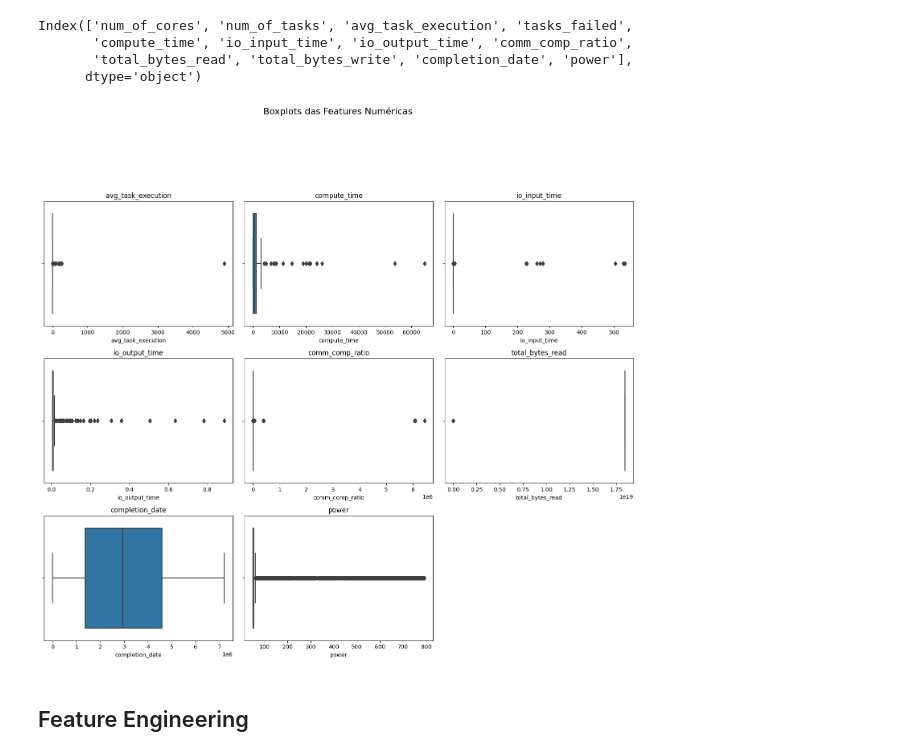
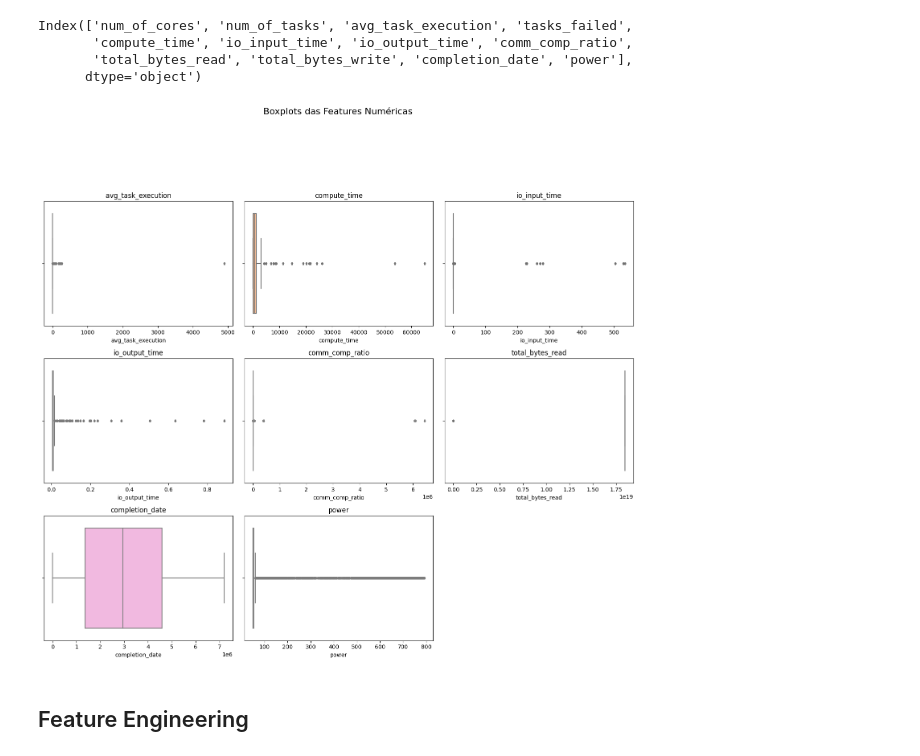
Before and after one commit to marcosamaris/green-hpc-workflow, a Jupyter notebook: notebooks/blast-workflow-notebook.ipynb, the cells around one changed output. Cells and saved outputs as stored; diff of their text form; code cells hidden in the pictures.

```diff
--- a/notebooks/blast-workflow-notebook.ipynb
+++ b/notebooks/blast-workflow-notebook.ipynb
@@ -43,8 +50,8 @@ df2.head()
 | 3 | extk-104 | CloudNode2 | 28 | 1;1;1;1;1;1;1;1;1;1;1;1;1;1;1;1;1... | 104 | 0.51598 | ... |
 | 4 | extk-104 | CloudNode3 | 28 | 1;1;1;1;1;1;1;1;1;1;1;1;1;1;1;1;1... | 104 | 0.51598 | ... |
 # %%
-df = pd.concat([df1, df2], ignore_index = True)
-df.head()
+df_original = pd.concat([df1, df2], ignore_index = True)
+df_original.head()
 # %% [output]
 |  | run_id | host_name | num_of_cores | cores_allocated_task | num_of_tasks | avg_task_execution | ... |
 | 0 | extk-98 | BatchHeadNode | 28 | 1;1;1;1;1;1;1;1;1;1;1;1;1;1;1;1;1... | 98 | 8.97143 | ... |
@@ -115,7 +122,7 @@ completion_date         float64
 power                   float64
 dtype: object
 # %%
-df_numeric_types = df.select_dtypes(include = np.number)
+df_numeric_types = df_original.select_dtypes(include = np.number)
 df_numeric_types
 # %% [output]
 |  | num_of_cores | num_of_tasks | avg_task_execution | tasks_failed | compute_time | io_input_time | ... |
@@ -162,6 +169,8 @@ df_numeric_types.describe()
 | max | 28.0 | 14048.000000 | 4886.130000 | 168.000000 | 64903.800000 | 533.818000 | ... |
 # %% [markdown]
 # Data Visualization
+# %%
+pastel_colors = sns.color_palette("pastel")
 # %%
 df_numeric_types.columns
 # %% [output]
@@ -172,35 +181,33 @@ Index(['num_of_cores', 'num_of_tasks', 'avg_task_execution', 'tasks_failed',
 # %%
 new_cols_features = df_numeric_types.drop(columns = ['num_of_cores', 'num_of_tasks', 'tasks_failed', 'total_bytes_write'])
 columns_to_plot = new_cols_features.columns
 
 num_features = len(columns_to_plot)
 
 ncols_grid = min(num_features, 3)
 nrows_grid = (num_features + ncols_grid - 1)
 
 fig, axes = plt.subplots(nrows = nrows_grid, ncols = ncols_grid, figsize = (ncols_grid * 5, nrows_grid * 4))
 fig.suptitle('Boxplots das Features Numéricas', fontsize=16, y=1.02)
 
 if num_features == 1:
     axes_list = [axes]
 else:
     axes_list = axes.flatten()
 
 # Iterar sobre cada coluna e criar um boxplot em seu respectivo subplot
 for i, col_name in enumerate(columns_to_plot):
     current_ax = axes_list[i]
-    sns.boxplot(data=new_cols_features, x=col_name, ax=current_ax) # Cria boxplot horizontal para a coluna `col_name`
+    sns.boxplot(ax=axes_list[i], data=new_cols_features, x=col_name,
+            color=pastel_colors[i], fliersize=3, linewidth=1.5)
     current_ax.set_title(f'{col_name}')
-    # current_ax.set_xlabel(col_name) # O nome da coluna já está no X por padrão com x=col_name
-    # current_ax.set_ylabel('')      # Para boxplots horizontais, o eixo Y não tem um significado direto
 
-# Ocultar eixos não utilizados (se o número de features não preencher a grade perfeitamente)
 for j in range(num_features, len(axes_list)):
     fig.delaxes(axes_list[j])
 
-plt.tight_layout(rect=[0, 0, 1, 0.98]) # Ajusta o layout para evitar sobreposições e dar espaço ao suptitle
+plt.tight_layout(rect=[0, 0, 1, 0.98])
 plt.show()
 # %% [output]
-[figure, old version]
+[figure, new version]
 # %% [markdown]
 ## Feature Engineering
```
Also changed, not shown: parts of 47 cells of this notebook.
